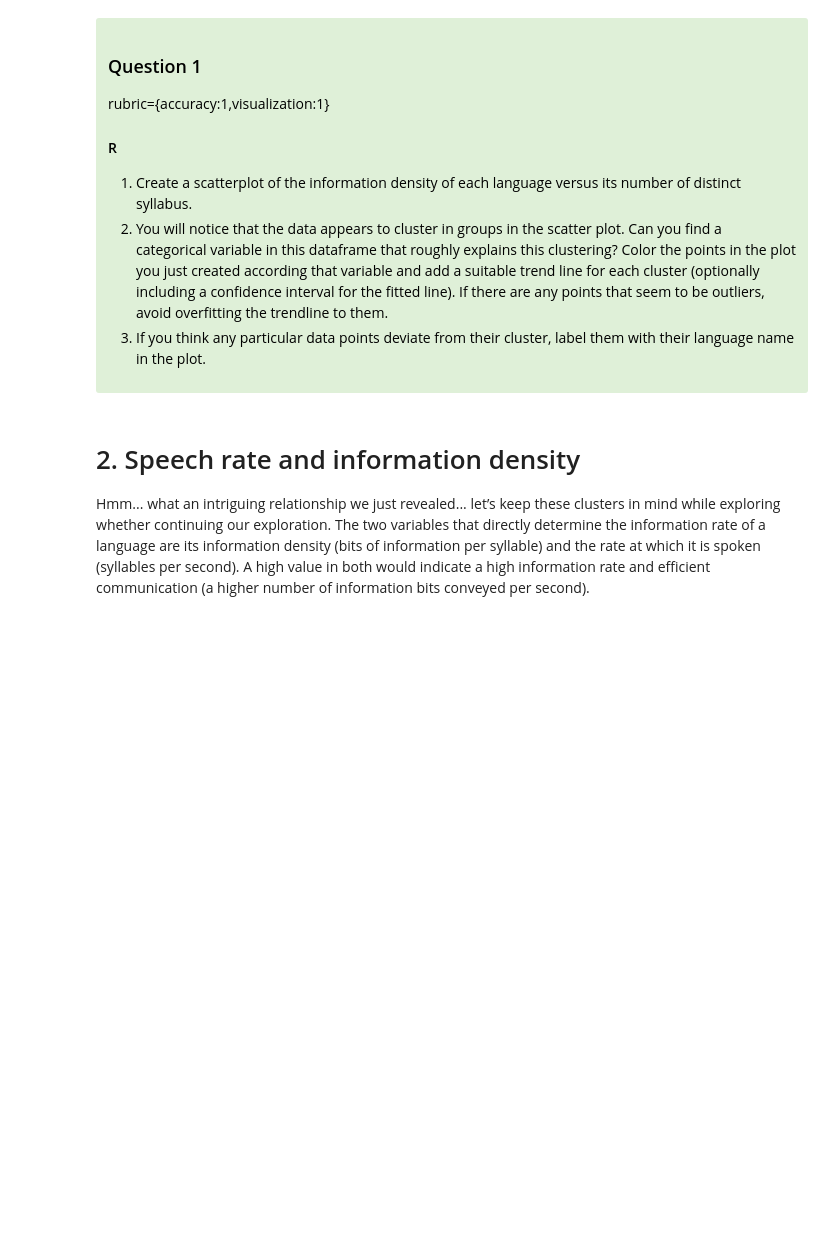
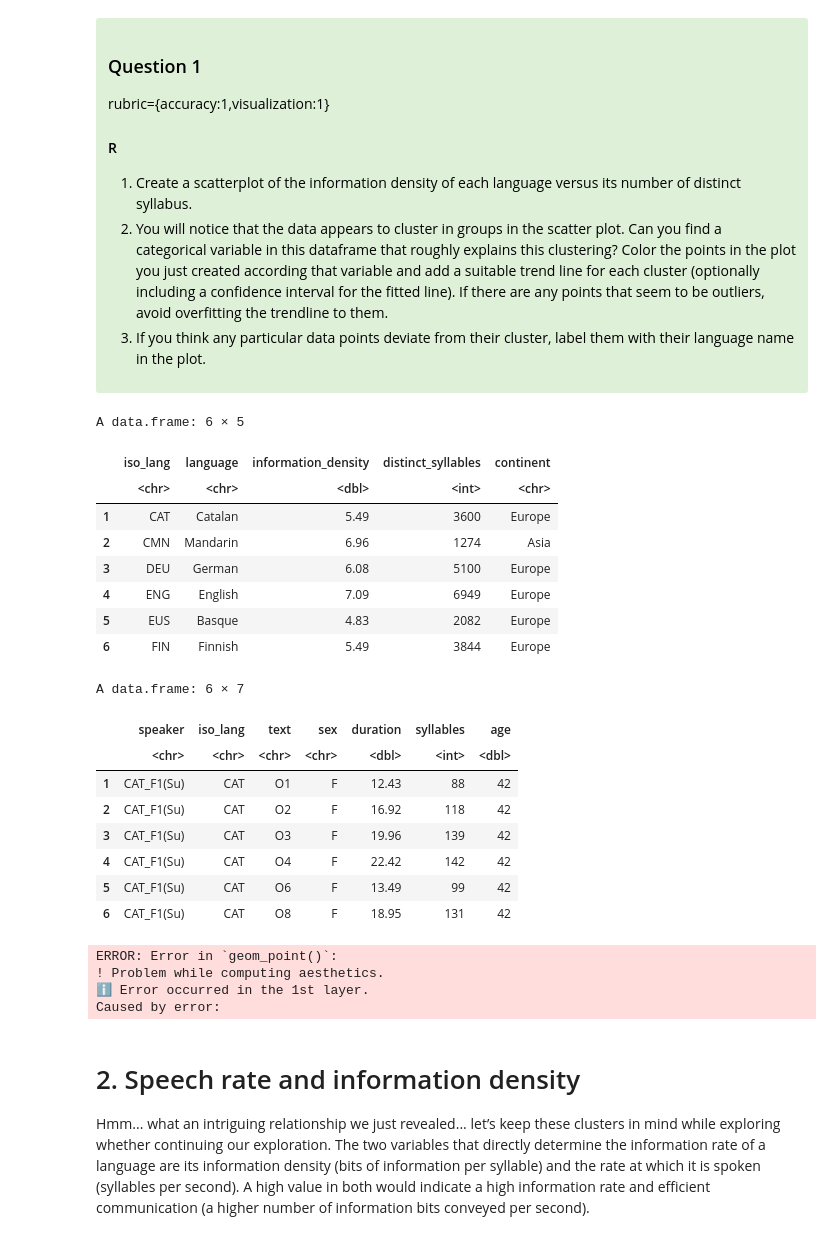
Before and after one commit to Zihao-Sheng/DATA_550_lab4_group14, a Jupyter notebook: lab4-R.ipynb, the cells around one changed output. Drawn from its saved outputs; the diff is of its cells as text; code cells hidden in the pictures; blank space fills up the shorter version.

```diff
--- a/lab4-R.ipynb
+++ b/lab4-R.ipynb
@@ -94,3 +98,37 @@ rubric={accuracy:1,visualization:1}
+# %%
+head(language)
+head(spoken)
+# %% [output]
+A data.frame: 6 × 5
+|  | iso_lang | language | information_density | distinct_syllables | continent |
+|  | <chr> | <chr> | <dbl> | <int> | <chr> |
+| 1 | CAT | Catalan | 5.49 | 3600 | Europe |
+| 2 | CMN | Mandarin | 6.96 | 1274 | Asia |
+| 3 | DEU | German | 6.08 | 5100 | Europe |
+| 4 | ENG | English | 7.09 | 6949 | Europe |
+| 5 | EUS | Basque | 4.83 | 2082 | Europe |
+| 6 | FIN | Finnish | 5.49 | 3844 | Europe |
+A data.frame: 6 × 7
+|  | speaker | iso_lang | text | sex | duration | syllables | age |
+|  | <chr> | <chr> | <chr> | <chr> | <dbl> | <int> | <dbl> |
+| 1 | CAT_F1(Su) | CAT | O1 | F | 12.43 | 88 | 42 |
+| 2 | CAT_F1(Su) | CAT | O2 | F | 16.92 | 118 | 42 |
+| 3 | CAT_F1(Su) | CAT | O3 | F | 19.96 | 139 | 42 |
+| 4 | CAT_F1(Su) | CAT | O4 | F | 22.42 | 142 | 42 |
+| 5 | CAT_F1(Su) | CAT | O6 | F | 13.49 | 99 | 42 |
+| 6 | CAT_F1(Su) | CAT | O8 | F | 18.95 | 131 | 42 |
+# %%
+plotA = ggplot(data= language, aes(x=information_density, y=distinct_syllables, color = continent)) +
+  geom_point(size = 3) +
+  geom_smooth(data = filter(language, iso_lang != "FRA"), method = "lm", se = TRUE) +
+  geom_text(aes(label = iso_lang), vjust = -1, size = 3) +
+  labs(y="Distinct Syllables")
+print(plotA)
+# %% [output]
+ERROR: Error in `geom_point()`:
+! Problem while computing aesthetics.
+ℹ Error occurred in the 1st layer.
+Caused by error:
 # %% [markdown]
 # 2. Speech rate and information density
 
```
Also changed, not shown: parts of 14 cells of this notebook.
